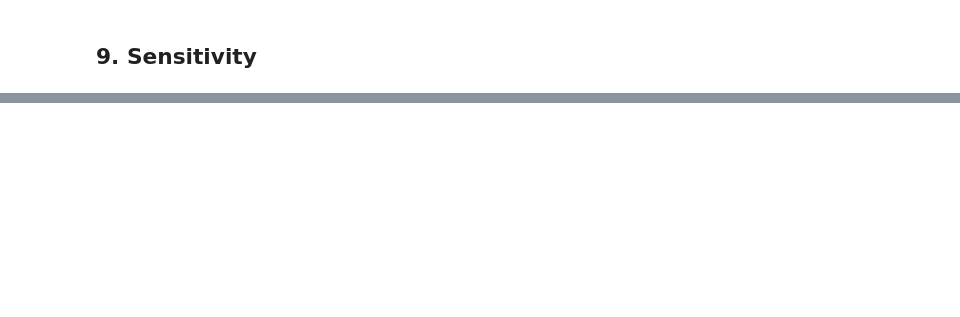
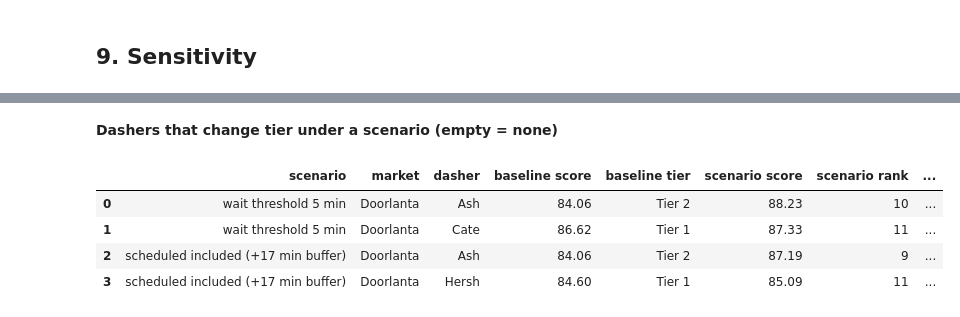
Before and after one commit to navya2392/widget-dasher-review, a Jupyter notebook: analysis.ipynb, the cells around one changed output, grey strips where cells are left out. Drawn from its saved outputs; the diff is of its cells as text; code cells hidden in the pictures; blank space fills up the shorter version.

```diff
--- a/analysis.ipynb
+++ b/analysis.ipynb
@@ -2328,0 +2512,25 @@ show("wrote export_04_explore.xlsx", write_workbook("export_04_explore.xlsx", {}
+# %%
+# the Dashers involved in any swap, with their score and rank under the scenario that moved them
+detail = []
+for name, s in scenario_runs.items():
+    t1 = tier1_sets(s)
+    for m in TIER1_SIZE:
+        moved = (baseline_t1[m] ^ t1[m])
+        if not moved:
+            continue
+        passers = s[(s["MARKET_NAME"] == m) & s["passes"]].sort_values("score", ascending=False).reset_index(drop=True)
+        passers["rank"] = passers.index + 1
+        for _, p in passers[passers["DASHER"].isin(moved)].iterrows():
+            base = scorecard[(scorecard["MARKET_NAME"] == m) & (scorecard["DASHER"] == p["DASHER"])].iloc[0]
+            detail.append({"scenario": name, "market": m, "dasher": p["DASHER"], "baseline score": round(base["selection_score"], 2),
+                           "baseline tier": base["tier"], "scenario score": round(p["score"], 2), "scenario rank": int(p["rank"]),
+                           "scenario tier": p["tier"]})
+swap_detail = pd.DataFrame(detail)
+show("Dashers that change tier under a scenario (empty = none)", swap_detail)
+# %% [output]
+**Dashers that change tier under a scenario (empty = none)**
+|  | scenario | market | dasher | baseline score | baseline tier | scenario score | scenario rank | ... |
+| 0 | wait threshold 5 min | Doorlanta | Ash | 84.06 | Tier 2 | 88.23 | 10 | ... |
+| 1 | wait threshold 5 min | Doorlanta | Cate | 86.62 | Tier 1 | 87.33 | 11 | ... |
+| 2 | scheduled included (+17 min buffer) | Doorlanta | Ash | 84.06 | Tier 2 | 87.19 | 9 | ... |
+| 3 | scheduled included (+17 min buffer) | Doorlanta | Hersh | 84.60 | Tier 1 | 85.09 | 11 | ... |
```
Also changed, not shown: parts of 22 cells of this notebook.
